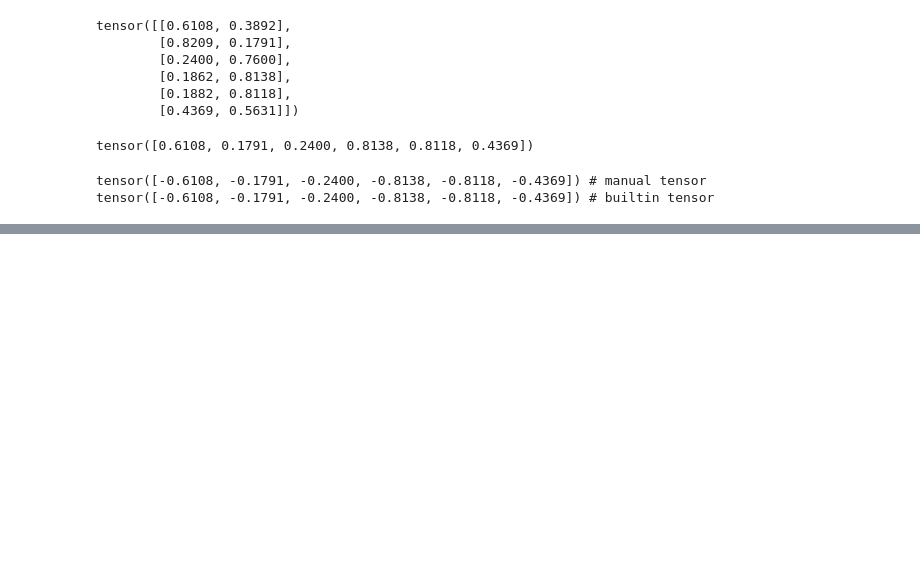
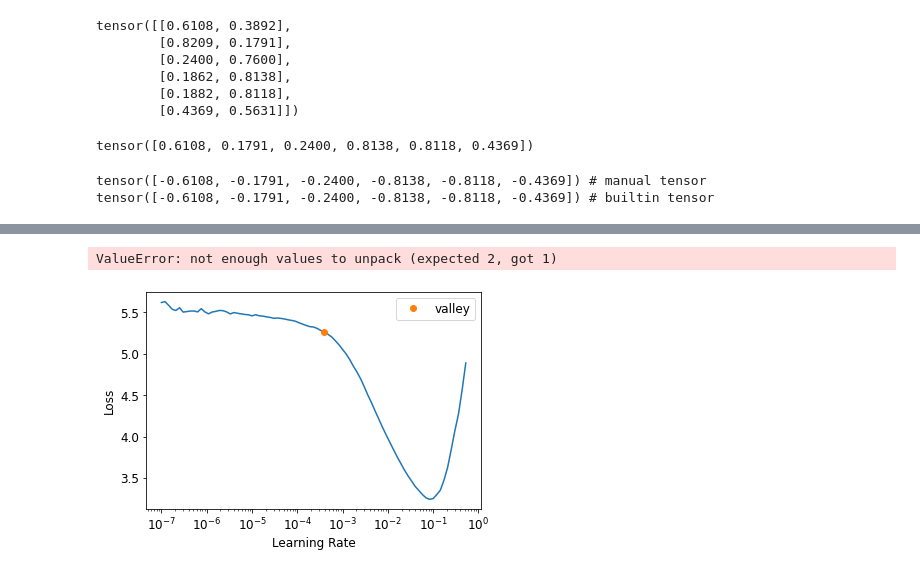
Before and after one commit to miketon/JupyterJeep, a Jupyter notebook: fast-ai-chapter05-image-classification.ipynb, the cells around one changed output, grey strips where cells are left out. Saved outputs shown, nothing was run; the diff lists cells and outputs as text; code cells hidden in the pictures; blank space fills up the shorter version.

```diff
--- a/fast-ai-chapter05-image-classification.ipynb
+++ b/fast-ai-chapter05-image-classification.ipynb
@@ -242,0 +288,4 @@ tensor([-0.6108, -0.1791, -0.2400, -0.8138, -0.8118, -0.4369]) # builtin tensor
+# %%
+learn = vision_learner(dls, resnet34, metrics=error_rate)
+learn.lr_find()
+# %% [output]
@@ -242,0 +293,2 @@ tensor([-0.6108, -0.1791, -0.2400, -0.8138, -0.8118, -0.4369]) # builtin tensor
+ValueError: not enough values to unpack (expected 2, got 1)
+[figure, added]
```
Also changed, not shown: parts of 17 cells of this notebook.
